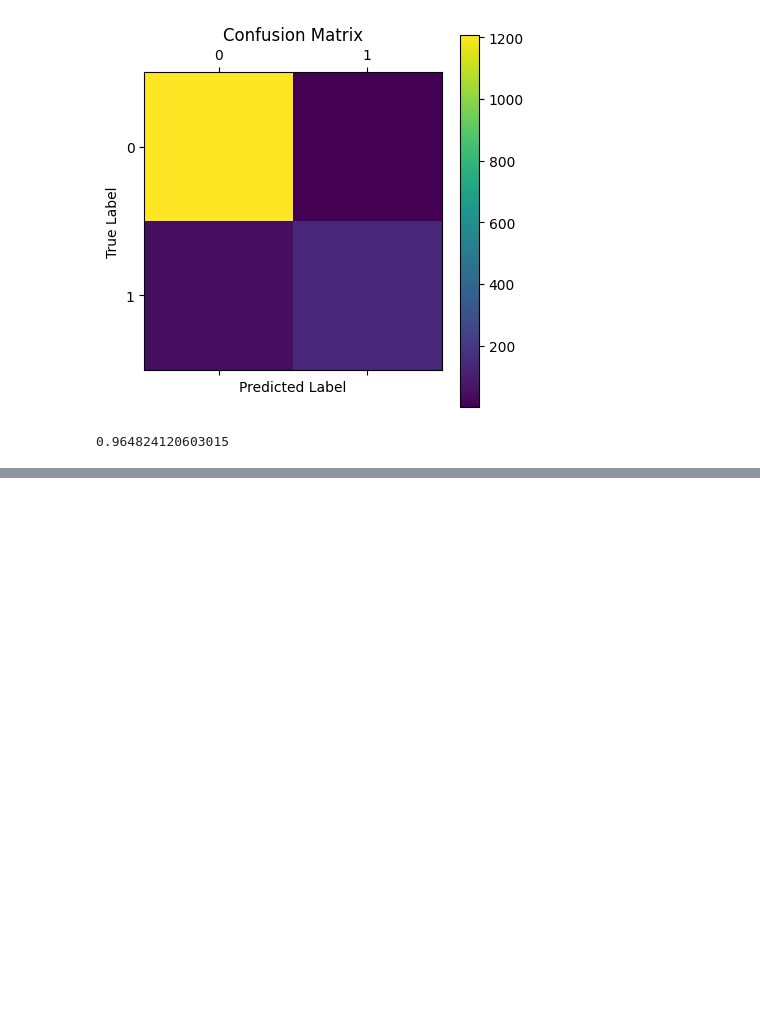
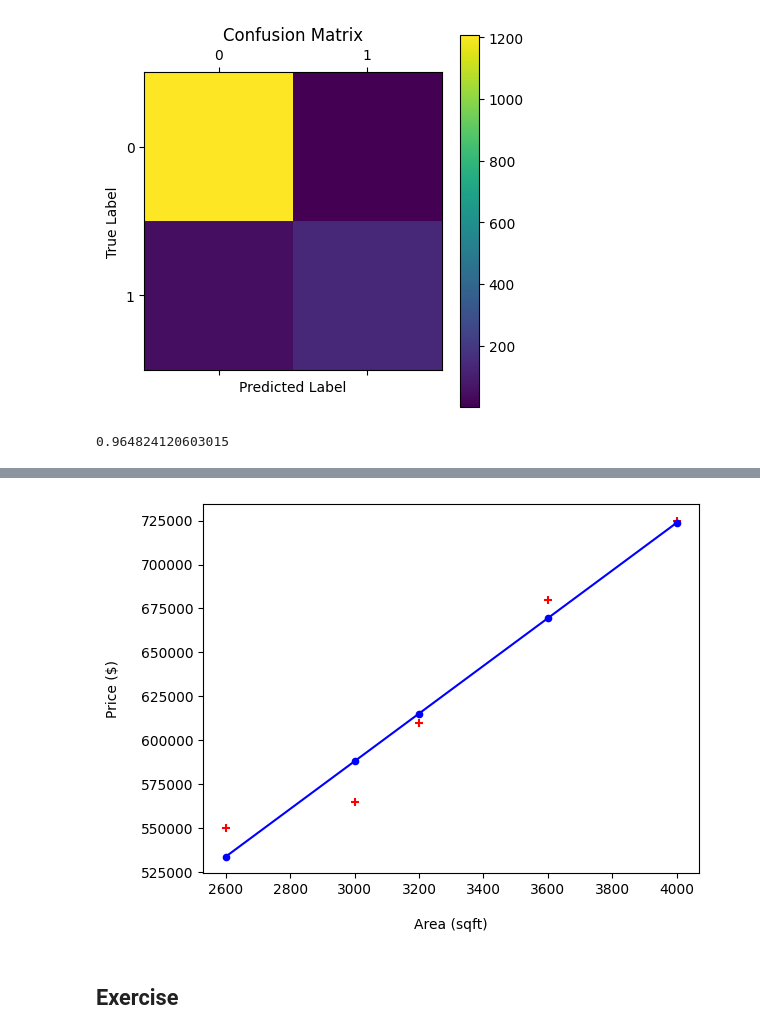
Before and after one commit to fyyqq/scikit-learn, a Jupyter notebook: scikit_learn.ipynb, the cells around one changed output, grey strips where cells are left out. Saved outputs shown, nothing was run; the diff lists cells and outputs as text; code cells hidden in the pictures; blank space fills up the shorter version.

Commit message:
completed Linear Agression

```diff
--- a/scikit_learn.ipynb
+++ b/scikit_learn.ipynb
@@ -1800,0 +1826,5 @@ accuracy_score(y_test, y_pred)
+# %%
+from sklearn.linear_model import LinearRegression
+
+model = LinearRegression()
+model.fit(df[["area"]], df["price"])
@@ -1800,0 +1886,12 @@ accuracy_score(y_test, y_pred)
+# %%
+pylot.scatter(df["area"], df["price"], color="red", marker="+")
+pylot.plot(df["area"], model.predict(df[["area"]]), color="blue", marker="o", markersize="4.5")
+
+pylot.xlabel("Area (sqft)", labelpad=15)
+pylot.ylabel("Price ($)", labelpad=15)
+
+pylot.show()
+# %% [output]
+[figure, added]
+# %% [markdown]
+## Exercise
```
Also changed, not shown: parts of 41 cells of this notebook, 2 other files.
